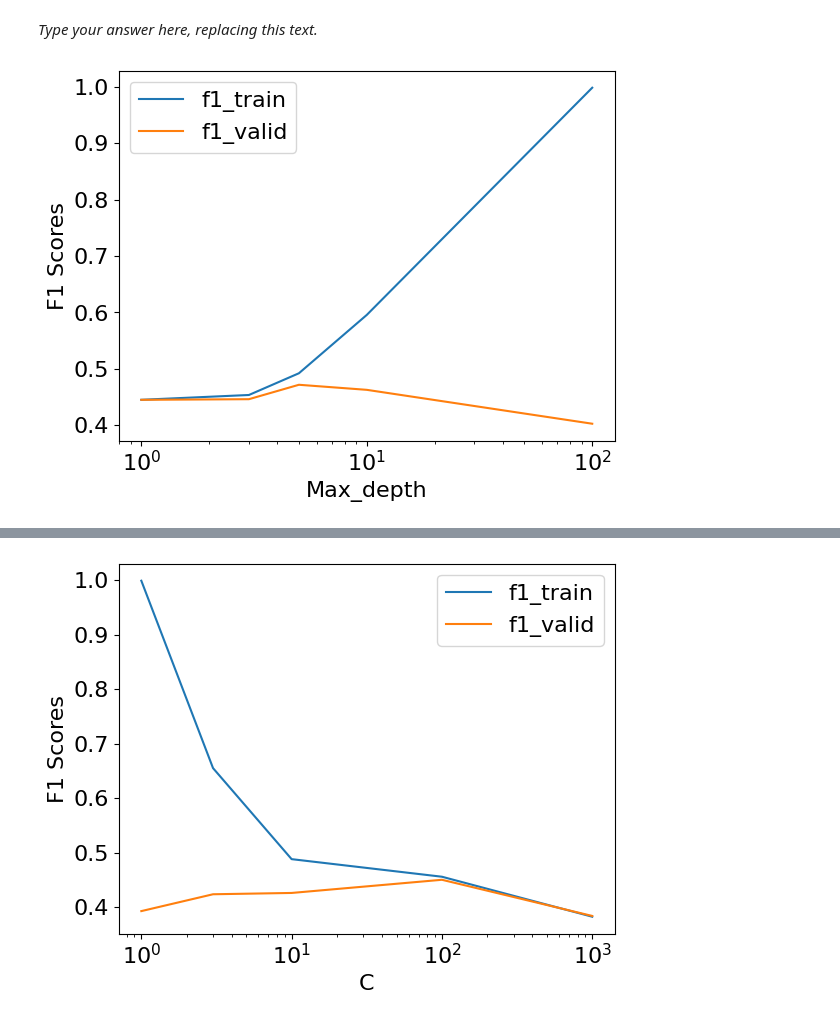
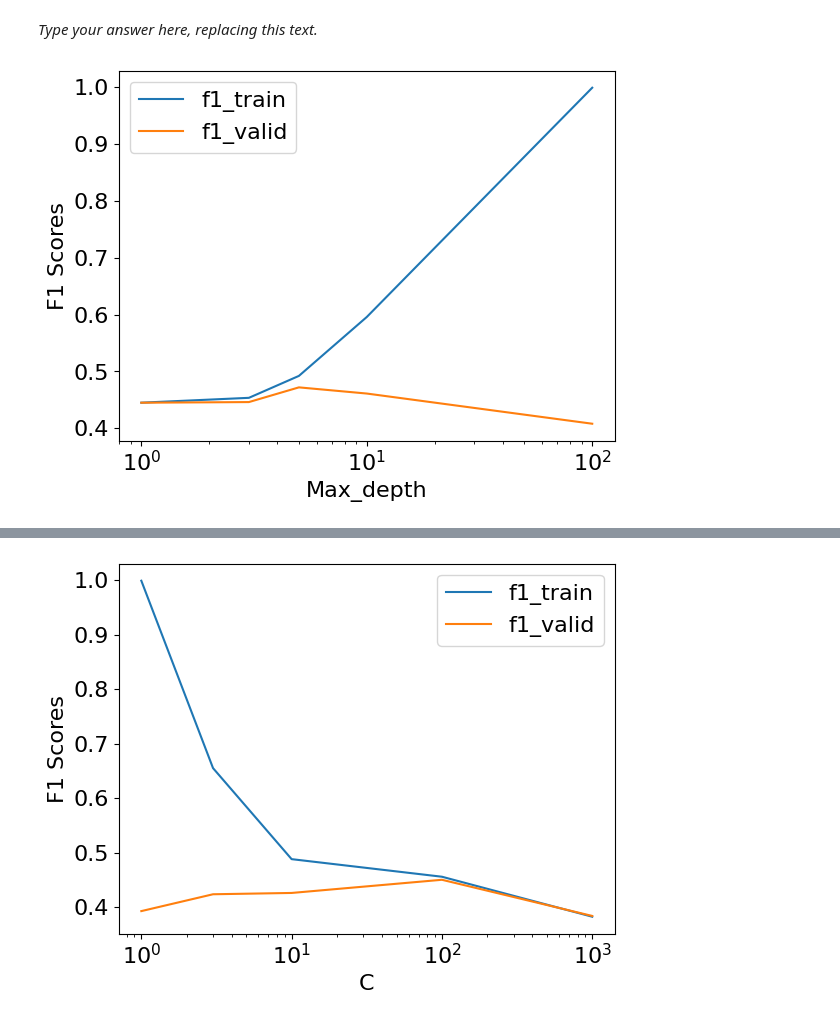
Before and after one commit to angshe/330hw5, a Jupyter notebook: hw5.ipynb, the cells around one changed output, grey strips where cells are left out. Cells and saved outputs as stored; diff of their text form; code cells hidden in the pictures.

```diff
--- a/hw5.ipynb
+++ b/hw5.ipynb
@@ -1131,35 +1131,35 @@ rec_dt_train_scores = []
 rec_dt_cv_scores = []
 
 for n in depth:
     #     print(C)
     pipe = make_pipeline(
         preprocessor,
-        DecisionTreeClassifier(max_depth=n),
+        DecisionTreeClassifier(random_state=123, max_depth=n),
     )
     cv_results = cross_validate(
         pipe, X_train, y_train,
         scoring=["accuracy", "f1", "precision", "recall"],
         return_train_score=True
     )
 
     dt_train_scores.append(cv_results["train_accuracy"].mean())
     dt_cv_scores.append(cv_results["test_accuracy"].mean())
     dt_std_scores.append(np.std(dt_cv_scores))
     f1_dt_train_scores.append(cv_results["train_f1"].mean())
     f1_dt_cv_scores.append(cv_results["test_f1"].mean())
     f1_dt_std_scores.append(np.std(f1_cv_scores))
     prec_dt_train_scores.append(cv_results["train_precision"].mean())
     prec_dt_cv_scores.append(cv_results["test_precision"].mean())
     rec_dt_train_scores.append(cv_results["train_recall"].mean())
     rec_dt_cv_scores.append(cv_results["test_recall"].mean())
 
 plt.semilogx(depth, f1_dt_train_scores, label="f1_train")
 plt.semilogx(depth, f1_dt_cv_scores, label="f1_valid")
 plt.legend()
 plt.xlabel("Max_depth")
 plt.ylabel("F1 Scores");
 # %% [output]
-[figure, old version]
+[figure, new version]
 # %%
 #dt
 # taken from lecture 8, CPSC 330 2025W2
```
Also changed, not shown: parts of 4 cells of this notebook.
